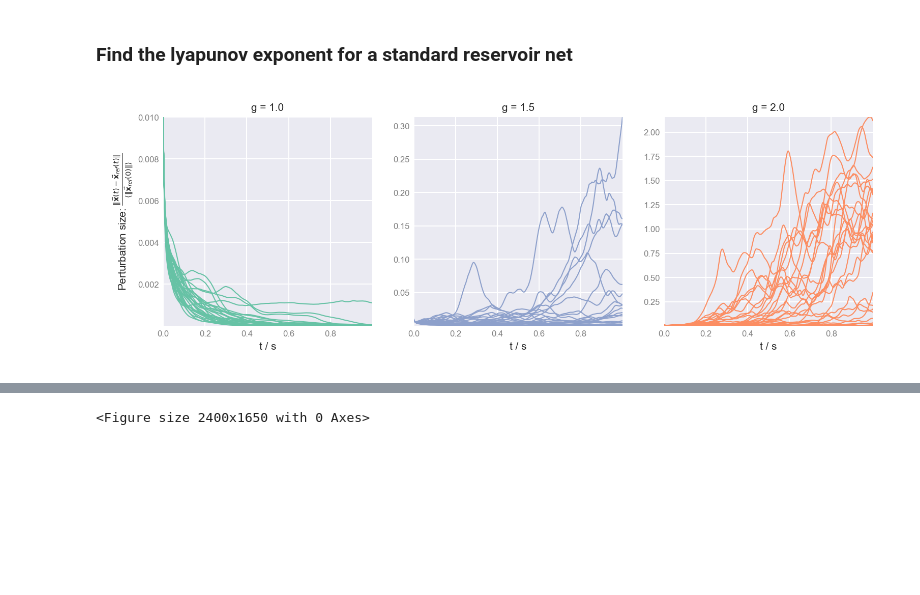
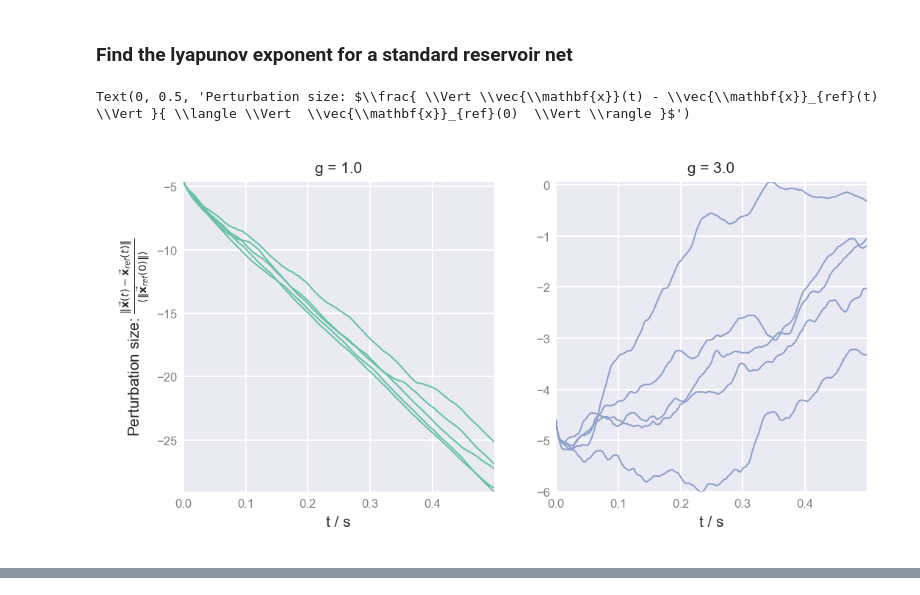
Before and after one commit to TomGeorge1234/ReservoirComputing, a Jupyter notebook: reservoirLyapunov.ipynb, the cells around one changed output, grey strips where cells are left out. Saved outputs shown, nothing was run; the diff lists cells and outputs as text; code cells hidden in the pictures; blank space fills up the shorter version.

```diff
--- a/reservoirLyapunov.ipynb
+++ b/reservoirLyapunov.ipynb
@@ -78,29 +102,19 @@ plotTest(reservoirPair,testName='posttraining',testData='test')
 # %% [markdown]
 ### Find the lyapunov exponent for a standard reservoir net
 # %%
-hyperparams = {'Ng' : 200, #no. neurons in each reservoir
-               'n' : 100, #no. reservoir neurons the output neuron is connected to
-               'p' : 1, #connection probability amongst recurrent units
-               'tau' : 10, #neuron time constant, in ms
-               'dt' : 1, #simulation timestep in ms
-               'g_GG' : 1.5, #RNN chaos parameters ( > 1 means chaos)
-               'g_Gz' : 1, #feedback strength,
-               'alpha' : 100, #learning rate
-               'sigma' : 0.3,#amount of network noise
-               'Nz' : 1, #no. of output neurons,
-               'ipr' : 26,
-               'Ni' : 26} #no. input neurons. Must be consistent with ther inputs passed
-inputStrength = 0
-noiseStrength = 0.2
-feedbackStrength = 0
+hyperparams = defaultHyperparams.copy()
+hyperparams['sigma'] = 0.3
+inputStrength = 1
+noiseStrength = 1
+feedbackStrength = 1
 
 colorList = ['C0','C2','C1']
 
-g_range = [1,1.5,2]
+g_range = [1,3]
 fig,ax = plt.subplots(1,len(g_range),figsize=(2*len(g_range),2))
 
-steps = 1000
-nTests = 30
+steps = 500
+nTests = 5
 n_g = len(g_range)
 t = np.arange(steps+1)*hyperparams['dt']
 
@@ -109,49 +123,49 @@ hyperparams['sigma'] *= noiseStrength
 
 animationX = np.zeros(shape=(n_g,steps,nTests,2))
 
-for (i,g) in enumerate(tqdm(g_range,desc='g = %.1f' %g)):
+for (i,g) in enumerate(tqdm(g_range,desc="Testing different g values")):
     plotDeviation = np.zeros(shape=(nTests,steps))
     np.random.seed()
     #INITIALISE REFERENSE RESERVOIR AND SPIN IT UP
-    hyperparams['g_GG'] = g
+    hyperparams['g_res'] = g
 
     refRes = Reservoir(hyperparams)
     refRes.J_Gz *= feedbackStrength  #feedback
     refRes.J_GI *= inputStrength #inputs (uniform)
 
     xav = np.linalg.norm(refRes.x)
     for j in range(1000): #1 seconds spin up
-        x = np.linalg.norm(refRes.runDynamicsStep(inputVec=np.ones(hyperparams['Ni']),returnItems=['x'])['x'])
+        x = np.linalg.norm(refRes.runDynamicsStep(inputVec=np.ones(hyperparams['Nin']),returnItems=['x'])['x'])
         xav = xav + (1/(j+1))*(x - xav)
 
     copy_xs = np.zeros(shape=(len(g_range),steps,nTests,2))
     for n in tqdm(range(nTests),leave=False,desc='Performing %g repeats' %nTests):
         np.random.seed()
         refRes = Reservoir(hyperparams)
         refRes.J_Gz *= feedbackStrength  #feedback
         refRes.J_GI *= inputStrength #inputs (uniform)
         for j in range(1000): #1 seconds spin up
-            refRes.runDynamicsStep(inputVec=np.ones(hyperparams['Ni']))
+            refRes.runDynamicsStep(inputVec=np.ones(hyperparams['Nin']))
         copyRes = copy.deepcopy(refRes)
-        perturbation = np.random.randn(res1.Ng)
+        perturbation = np.random.randn(refRes.Nres)
         perturbation /= np.linalg.norm(perturbation)
         perturbation *= 0.01*xav #random perturbation 10% size of x
         copyRes.x += perturbation
 
         for s in range(steps):
             animationX[i,s,n,:] = copyRes.x[:2] - refRes.x[:2]
             plotDeviation[n,s] = np.linalg.norm(copyRes.x - refRes.x)
             np.random.seed(s)
-            refRes.runDynamicsStep(inputVec=np.ones(hyperparams['Ni']))
+            refRes.runDynamicsStep(inputVec=np.ones(hyperparams['Nin']))
             np.random.seed(s)
-            copyRes.runDynamicsStep(inputVec=np.ones(hyperparams['Ni']))
+            copyRes.runDynamicsStep(inputVec=np.ones(hyperparams['Nin']))
 
-        ax[i].plot(np.arange(steps)*hyperparams['dt']/1000,plotDeviation[n]/xav,c=colorList[i])
+        ax[i].plot(np.arange(steps)*hyperparams['dt']/1000,np.log(plotDeviation[n]/xav),c=colorList[i])
     ax[i].set_xlabel("t / s")
     ax[i].set_title("g = %.1f" %g)
     ax[i].set_aspect((ax[i].get_xlim()[1]-ax[i].get_xlim()[0])/(ax[i].get_ylim()[1]-ax[i].get_ylim()[0]))
 
 ax[0].set_ylabel(r"Perturbation size: $\frac{ \Vert \vec{\mathbf{x}}(t) - \vec{\mathbf{x}}_{ref}(t) \Vert }{ \langle \Vert  \vec{\mathbf{x}}_{ref}(0)  \Vert \rangle }$")
-plt.savefig("./figures/chaosdeviation.png",dpi=300)
 # %% [output]
+Text(0, 0.5, 'Perturbation size: $\\frac{ \\Vert \\vec{\\mathbf{x}}(t) - \\vec{\\mathbf{x}}_{ref}(t) \\Vert }{ \\langle \\Vert  \\vec{\\mathbf{x}}_{ref}(0)  \\Vert \\rangle }$')
-[figure, old version]
+[figure, new version]
@@ -174,5 +184,0 @@ for i in [0,1,2]:
-# %%
-ax[0].set_ylabel(r"Perturbation size: $\frac{ \Vert \vec{\mathbf{x}}(t) - \vec{\mathbf{x}}_{ref}(t) \Vert }{ \langle \Vert  \vec{\mathbf{x}}_{ref}(0)  \Vert \rangle }$",rotation=90)
-plt.savefig("./figures/chaosdeviation.png",dpi=300)
-# %% [output]
-<Figure size 2400x1650 with 0 Axes>
```
Also changed, not shown: parts of 12 cells of this notebook, 7 other files.
